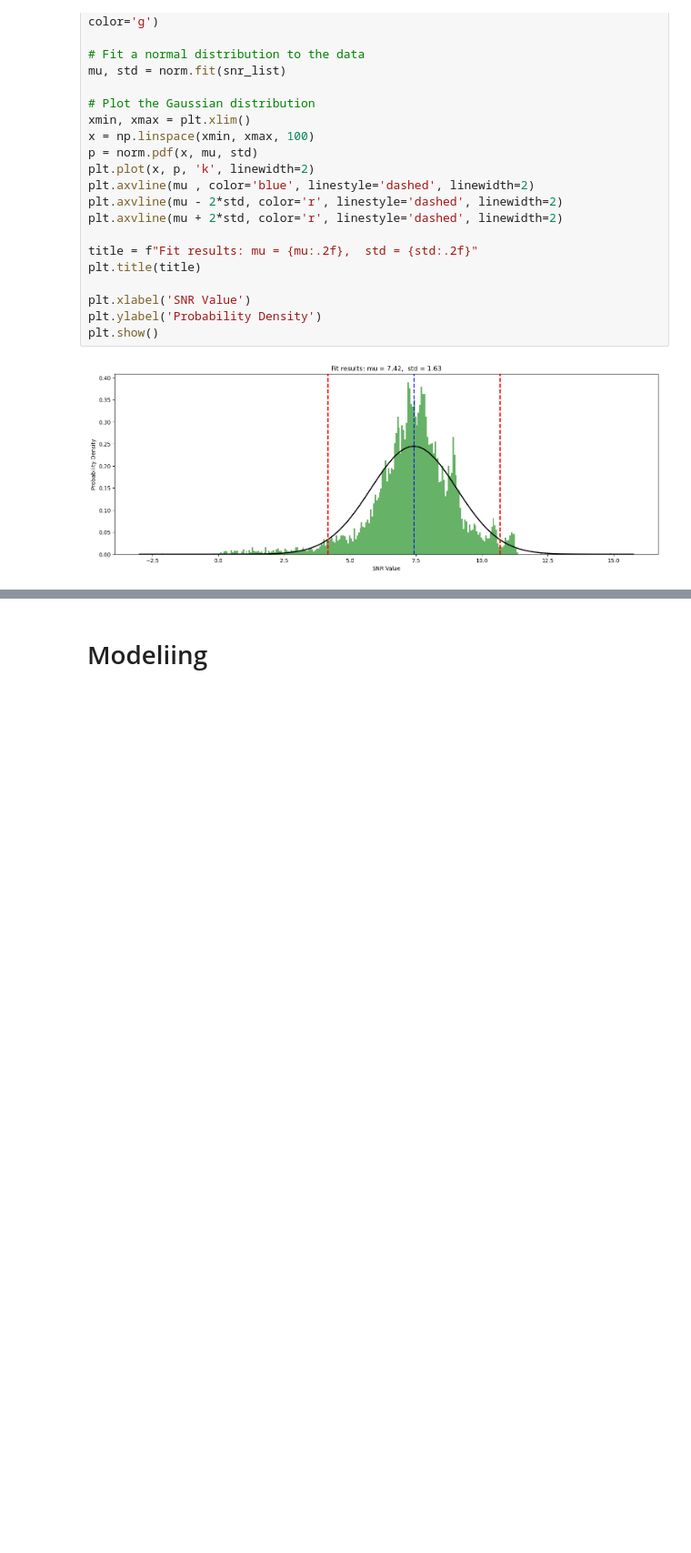
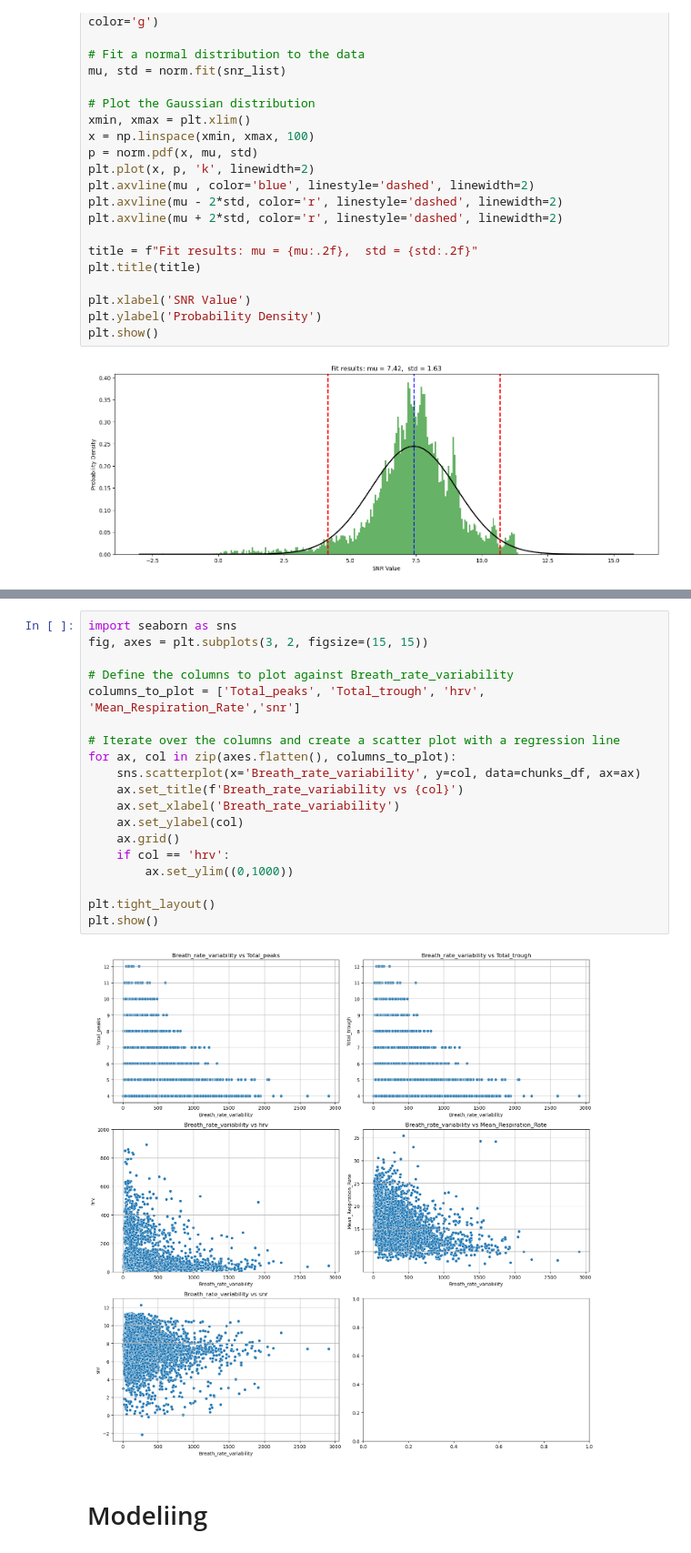
Before and after one commit to mkucukos/ECG-based-respiratory-predictions, a Jupyter notebook: ecg_respiratory_analysis_and_generate_preprocessing.ipynb, the cells around one changed output, grey strips where cells are left out. Shown at 91% size. Drawn from its saved outputs; the diff is of its cells as text; blank space fills up the shorter version.

```diff
--- a/ecg_respiratory_analysis_and_generate_preprocessing.ipynb
+++ b/ecg_respiratory_analysis_and_generate_preprocessing.ipynb
@@ -1004,3 +994,24 @@ plt.show()
+# %%
+import seaborn as sns
+fig, axes = plt.subplots(3, 2, figsize=(15, 15))
+
+# Define the columns to plot against Breath_rate_variability
+columns_to_plot = ['Total_peaks', 'Total_trough', 'hrv', 'Mean_Respiration_Rate','snr']
+
+# Iterate over the columns and create a scatter plot with a regression line
+for ax, col in zip(axes.flatten(), columns_to_plot):
+    sns.scatterplot(x='Breath_rate_variability', y=col, data=chunks_df, ax=ax)
+    ax.set_title(f'Breath_rate_variability vs {col}')
+    ax.set_xlabel('Breath_rate_variability')
+    ax.set_ylabel(col)
+    ax.grid()
+    if col == 'hrv':
+        ax.set_ylim((0,1000))
+
+plt.tight_layout()
+plt.show()
+# %% [output]
+[figure, added]
 # %% [markdown]
 # Modeliing
 # %%
```
Also changed, not shown: parts of 20 cells of this notebook, 3 other files.
